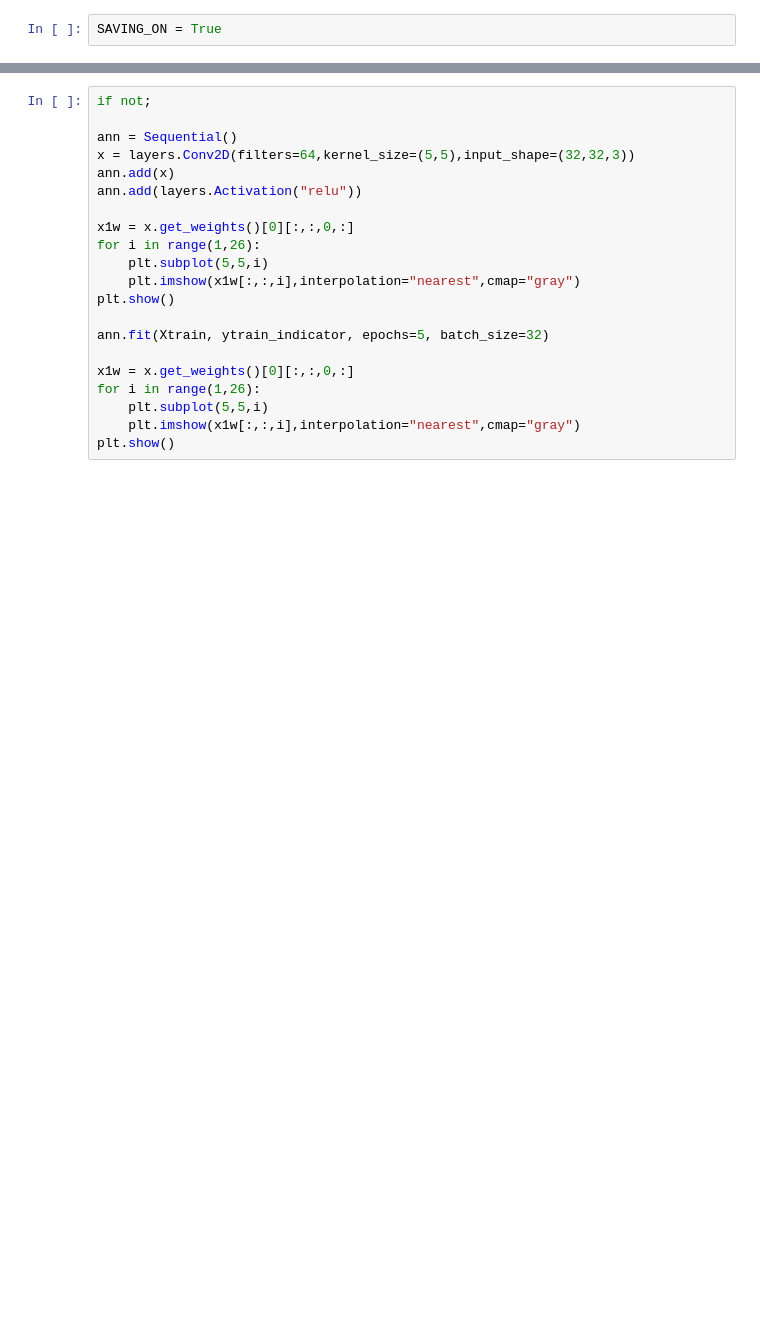
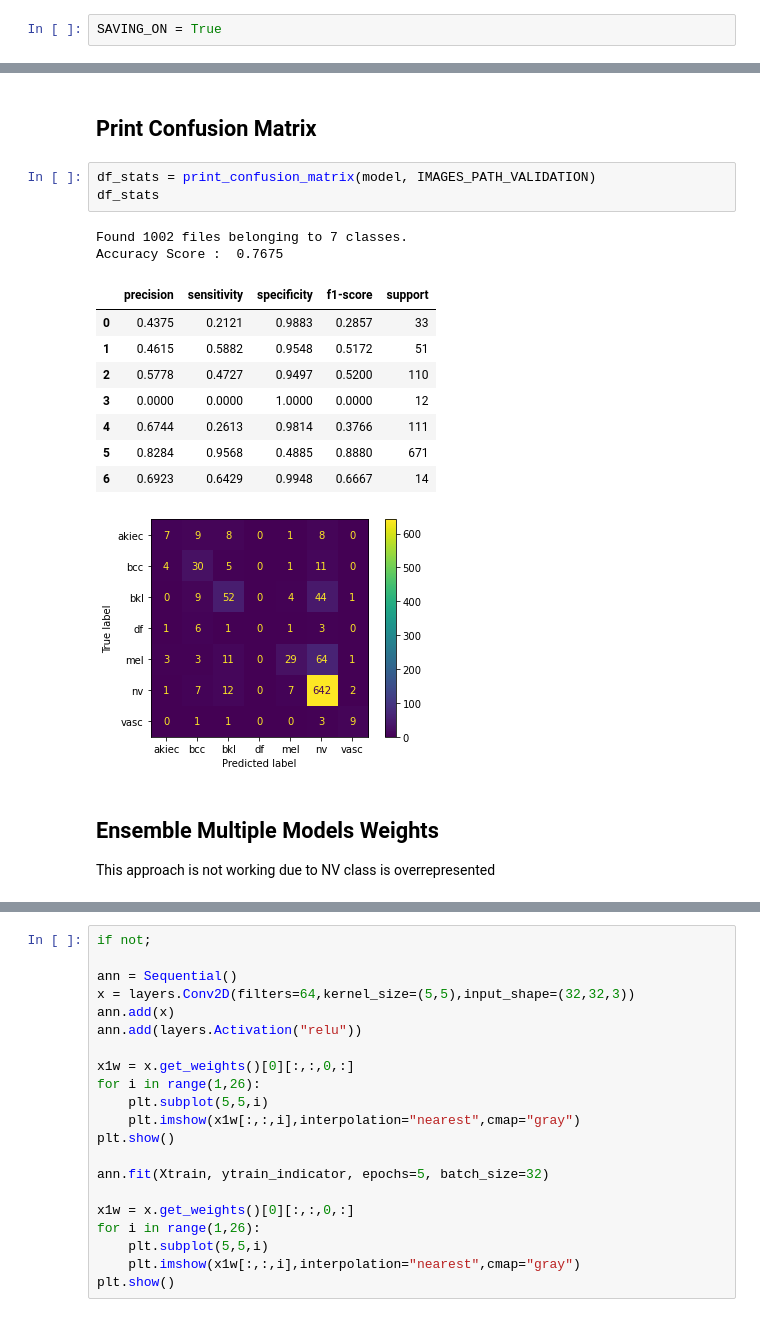
Before and after one commit to gitfolder/capstone, a Jupyter notebook: Code/CNN/CNN.ipynb, the cells around one changed output, grey strips where cells are left out. Cells and saved outputs as stored; diff of their text form; blank space fills up the shorter version.

```diff
--- a/Code/CNN/CNN.ipynb
+++ b/Code/CNN/CNN.ipynb
@@ -384,0 +733,20 @@ filters = (filters - f_min) / (f_max - f_min)
+# %% [markdown]
+## Print Confusion Matrix
+# %%
+df_stats = print_confusion_matrix(model, IMAGES_PATH_VALIDATION)
+df_stats
+# %% [output]
+Found 1002 files belonging to 7 classes.
+Accuracy Score :  0.7675
+|  | precision | sensitivity | specificity | f1-score | support |
+| 0 | 0.4375 | 0.2121 | 0.9883 | 0.2857 | 33 |
+| 1 | 0.4615 | 0.5882 | 0.9548 | 0.5172 | 51 |
+| 2 | 0.5778 | 0.4727 | 0.9497 | 0.5200 | 110 |
+| 3 | 0.0000 | 0.0000 | 1.0000 | 0.0000 | 12 |
+| 4 | 0.6744 | 0.2613 | 0.9814 | 0.3766 | 111 |
+| 5 | 0.8284 | 0.9568 | 0.4885 | 0.8880 | 671 |
+| 6 | 0.6923 | 0.6429 | 0.9948 | 0.6667 | 14 |
+[figure, added]
+# %% [markdown]
+## Ensemble Multiple Models Weights
+This approach is not working due to NV class is overrepresented
```
Also changed, not shown: parts of 38 cells of this notebook.
